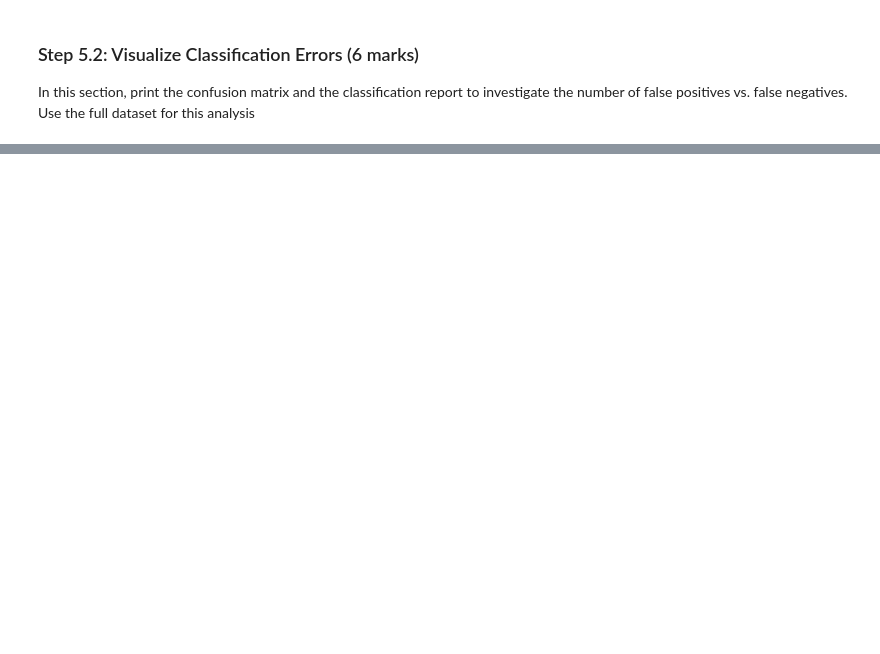
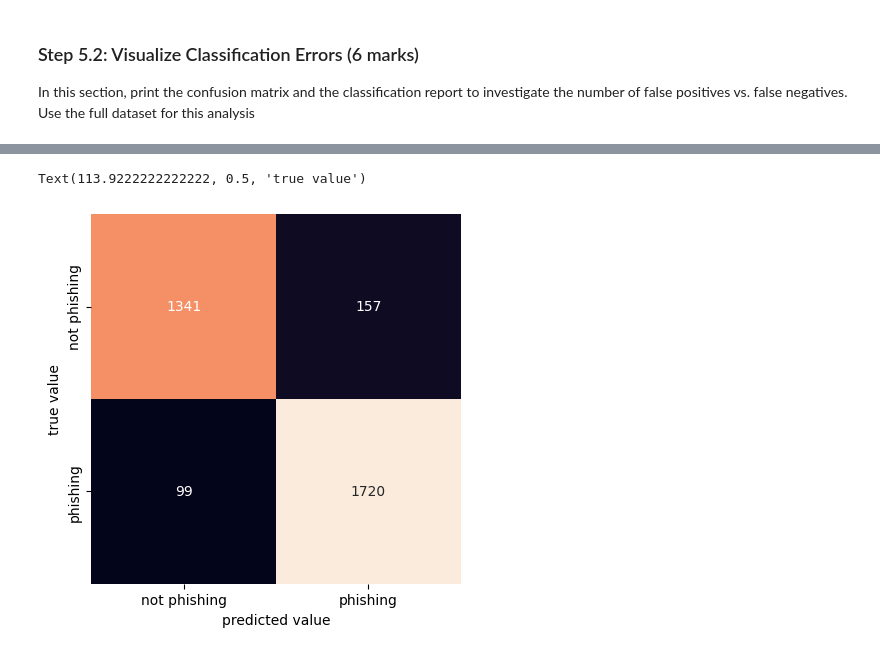
Before and after one commit to danielpolania1/engg680_2024_fall, a Jupyter notebook: Lab_Assigment3/ASSIGMENT 3.ipynb, the cells around one changed output, grey strips where cells are left out. Drawn from its saved outputs; the diff is of its cells as text; code cells hidden in the pictures; blank space fills up the shorter version.

```diff
--- a/Lab_Assigment3/ASSIGMENT 3.ipynb
+++ b/Lab_Assigment3/ASSIGMENT 3.ipynb
@@ -623,3 +778,18 @@ In this section, print the confusion matrix and the classification report to inv
 # %%
 # TO DO: Retrieve target vector and predicted values for testing set using full dataset and print the dimension of the predicted output (2 mark)
 # Note: 70% training set, 30% testing set
+from sklearn.metrics import confusion_matrix, classification_report
+X_train, X_test, y_train, y_test = train_test_split(X, y, test_size=0.3, random_state=0)
+
+model = LogisticRegression(max_iter=2000, random_state=0)
+model.fit(X_train, y_train)
+
+y_pred = model.predict(X_test)
+
+print("Dimension of y_pred:", y_pred.shape)
+
+conf_matrix = confusion_matrix(y_test, y_pred)
+print("\nConfusion Matrix:\n", conf_matrix)
+
+class_report = classification_report(y_test, y_pred, target_names=["Not Phishing", "Phishing"])
+print("\nClassification Report:\n", class_report)
@@ -625,0 +812,12 @@ In this section, print the confusion matrix and the classification report to inv
+# %%
+import seaborn as sns
+
+# TO DO: Calculate confusion matrix (2 marks) : conf_mat
+conf_mat = confusion_matrix(y_test, y_pred)
+# Below code prints confusion matrix using a heatmap
+sns.heatmap(conf_mat, xticklabels=['not phishing', 'phishing'],  yticklabels=['not phishing', 'phishing'], square=True, annot=True, cbar=False, fmt='d')
+plt.xlabel('predicted value')
+plt.ylabel('true value')
+# %% [output]
+Text(113.9222222222222, 0.5, 'true value')
+[figure, added]
```
Also changed, not shown: parts of 13 cells of this notebook.
